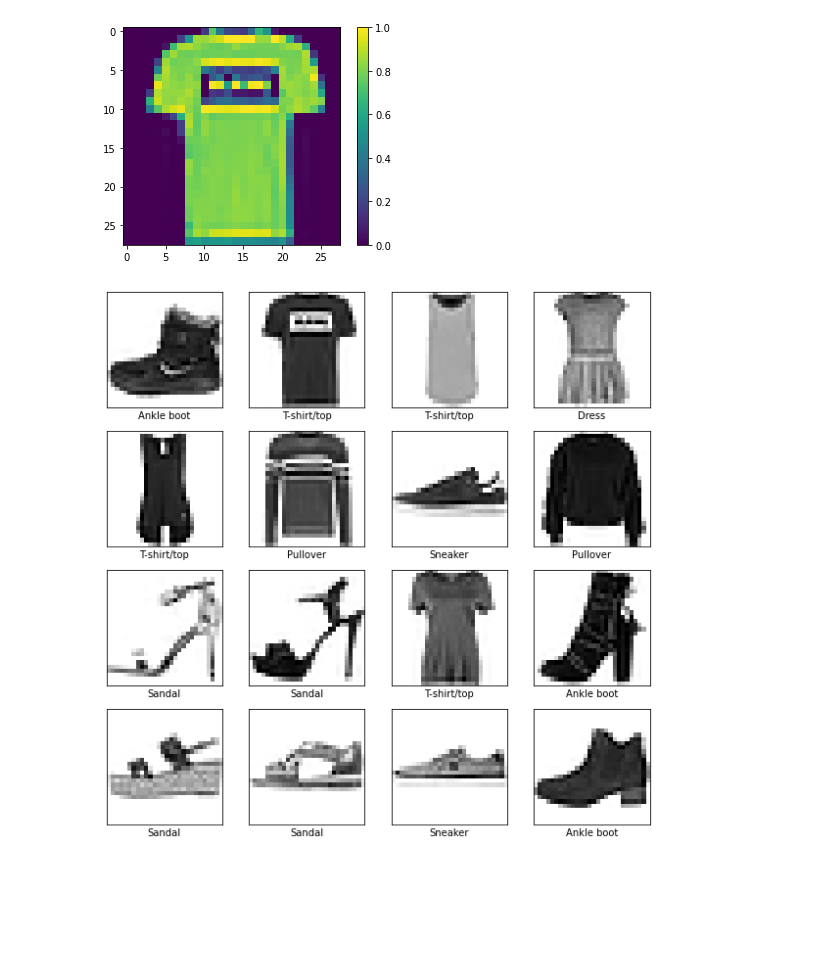
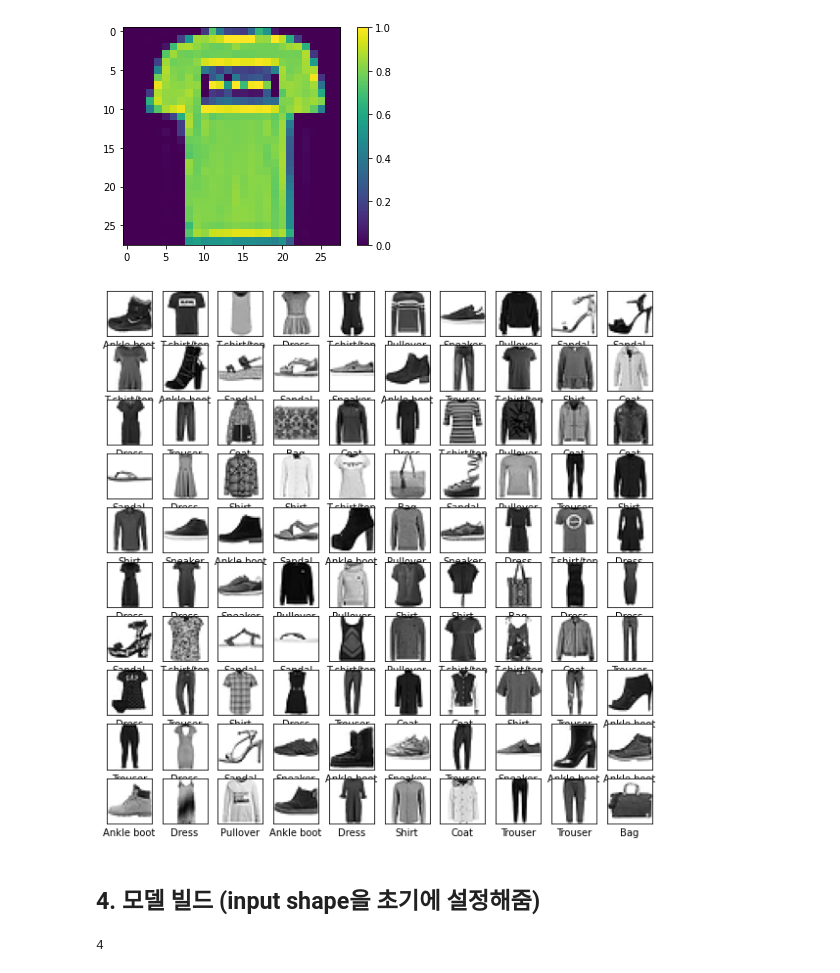
Before and after one commit to 201411094/tensorflowStudy, a Jupyter notebook: QuickB/MLbasic/basicImageClassification.ipynb, the cells around one changed output. Drawn from its saved outputs; the diff is of its cells as text; code cells hidden in the pictures; blank space fills up the shorter version.

```diff
--- a/QuickB/MLbasic/basicImageClassification.ipynb
+++ b/QuickB/MLbasic/basicImageClassification.ipynb
@@ -64,13 +55,15 @@ plt.show()
 [figure]
 # %%
 plt.figure(figsize=(10,10))
-for i in range(16):
-    plt.subplot(4,4,i+1)
+for i in range(100):
+    plt.subplot(10,10,i+1)
     plt.xticks([])
     plt.yticks([])
     plt.grid(False)
     plt.imshow(train_images[i], cmap=plt.cm.binary)
     plt.xlabel(class_names[train_labels[i]])
 plt.show()
 # %% [output]
-[figure, old version]
+[figure, new version]
+# %% [markdown]
+## 4. 모델 빌드 (input shape을 초기에 설정해줌)
@@ -77 +75,5 @@ plt.show()
+# %%
+len(model.weights)
+# %% [output]
+4
 # %%
```
Also changed, not shown: parts of 18 cells of this notebook, 3 other files.
